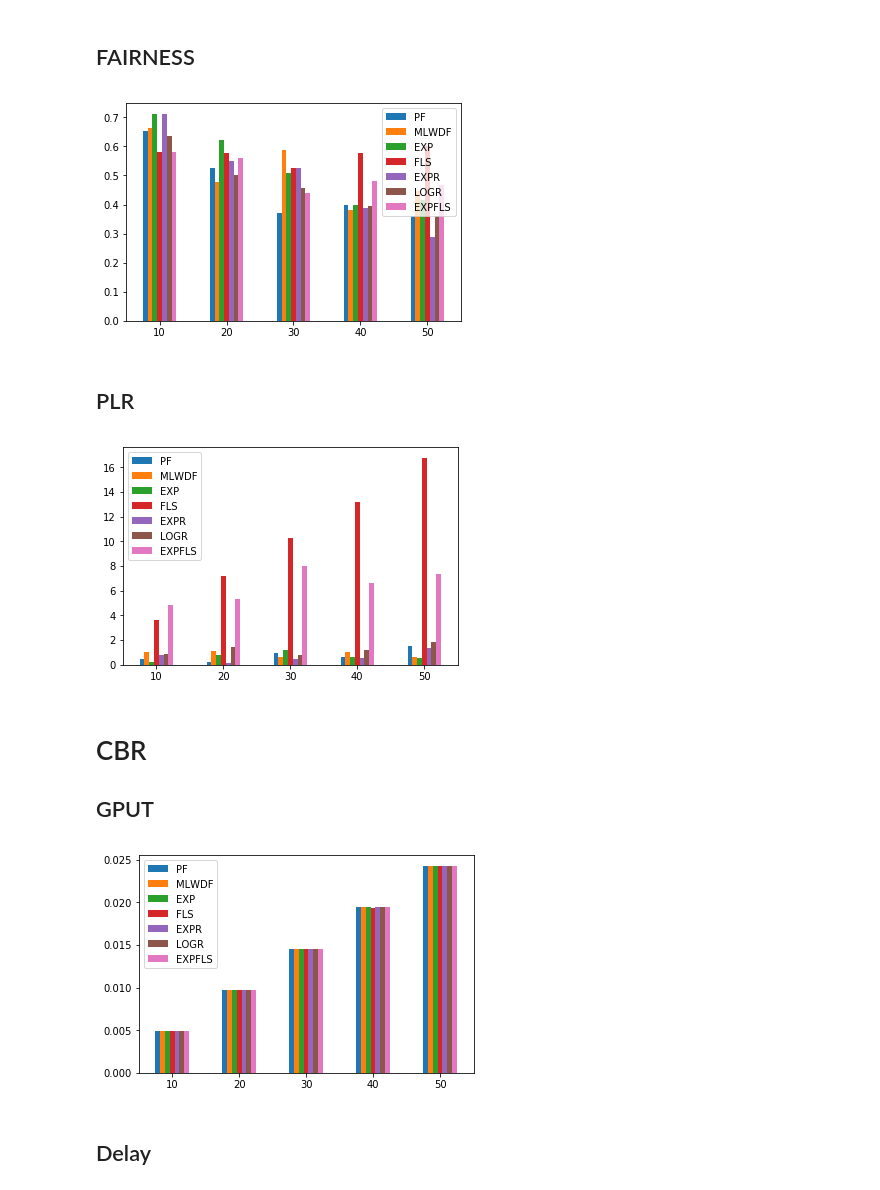
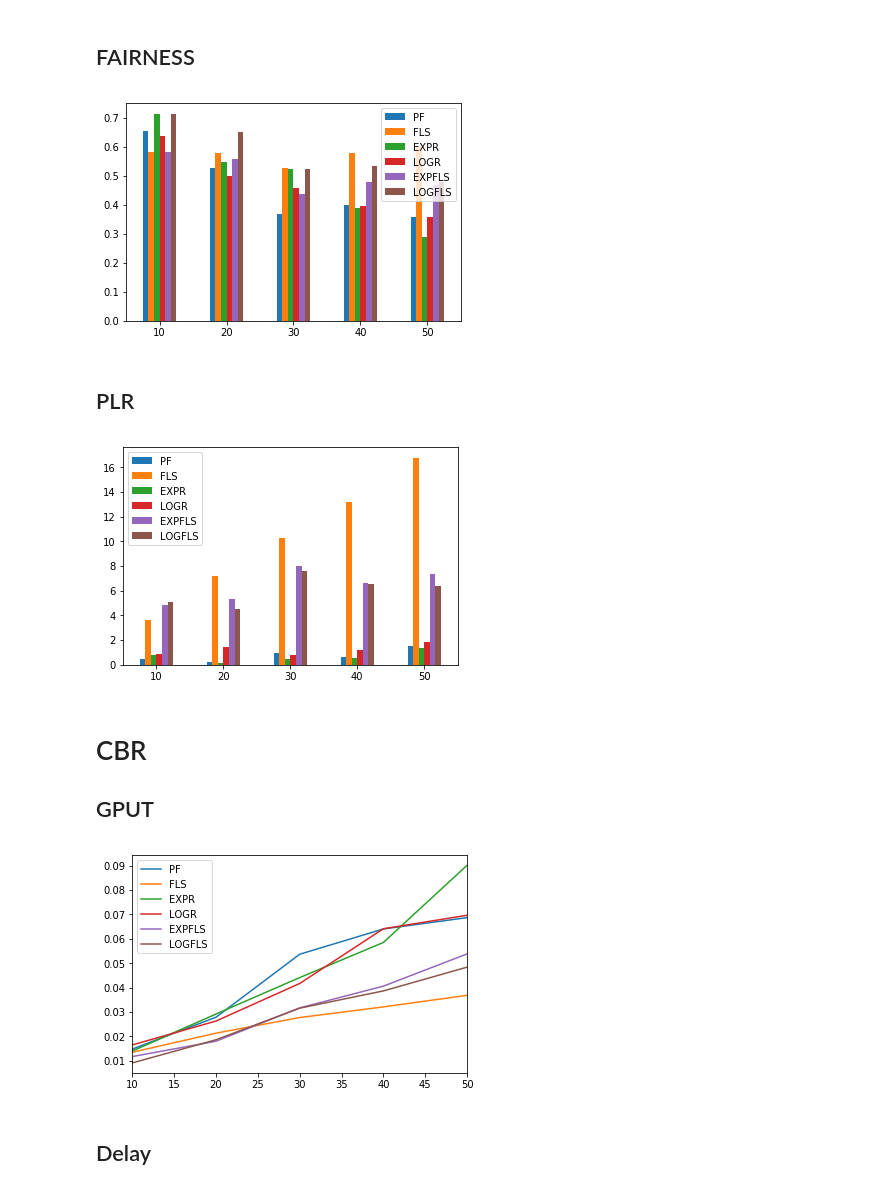
Before and after one commit to gdbranco/lte-sim-dev-new, a Jupyter notebook: myStuff/scripts/P0_100WebApp_ConstantPosition.ipynb, the cells around one changed output. Drawn from its saved outputs; the diff is of its cells as text; code cells hidden in the pictures.

```diff
--- a/myStuff/scripts/P0_100WebApp_ConstantPosition.ipynb
+++ b/myStuff/scripts/P0_100WebApp_ConstantPosition.ipynb
@@ -219,6 +219,7 @@ base = "../../../Simulations/SingleCell/P0_100WebApp_ConstantPosition"
 ext = ".gz"
 until = 21
 users = 51
+scheds = 9
 files = {
          1: {
                 3: {10: [], 20: [], 30: [], 40: [], 50: [], 60: [], 70: [], 80: [], 90: [], 100: []},
@@ -253,9 +254,14 @@ files = {
                 3: {10: [], 20: [], 30: [], 40: [], 50: [], 60: [], 70: [], 80: [], 90: [], 100: []},
                 30: {10: [], 20: [], 30: [], 40: [], 50: [], 60: [], 70: [], 80: [], 90: [], 100: []},
                 120: {10: [], 20: [], 30: [], 40: [], 50: [], 60: [], 70: [], 80: [], 90: [], 100: []}
+             },
+        8: {
+                3: {10: [], 20: [], 30: [], 40: [], 50: [], 60: [], 70: [], 80: [], 90: [], 100: []},
+                30: {10: [], 20: [], 30: [], 40: [], 50: [], 60: [], 70: [], 80: [], 90: [], 100: []},
+                120: {10: [], 20: [], 30: [], 40: [], 50: [], 60: [], 70: [], 80: [], 90: [], 100: []}
              }
         }
-for sched in range(1,8):
+for sched in range(1,scheds):
     for ue in range(10, users, 10):
         for vel in [3]:
             for count in range(1,until):
@@ -366,7 +358,7 @@ Parsing file ...Done
 # WEB
 ## GPUT
 # %%
-MEGAWEB = {1: [], 2: [], 3: [], 4: [], 5: [], 6: [], 7: []}
-for sched in GPUTSWEB:
-    MEGAWEB[sched] = np.true_divide(GPUTSWEB[sched], 1e+6)
+MEGAWEB = {1: [], 2: [], 3: [], 4: [], 5: [], 6: [], 7: [], 8: []}
+for sched in metrics["WEB"]["GPUTS"]:
+    MEGAWEB[sched] = np.true_divide(metrics["WEB"]["GPUTS"][sched], 1e+6)
 # %%
@@ -406,44 +398,44 @@ fig.savefig("./pdfs/JitterWebPF.pdf", bbox_inches='tight')
 # %% [markdown]
 ## FAIRNESS
 # %%
-dfFAIRWEB = pd.DataFrame({'PF': FAIRWEB[1], 'MLWDF': FAIRWEB[2], 'EXP': FAIRWEB[3],
-                            'FLS': FAIRWEB[4], 'EXPR': FAIRWEB[5], 'LOGR': FAIRWEB[6],
-                            'EXPFLS': FAIRWEB[7]},
+dfFAIRWEB = pd.DataFrame({'PF': metrics["WEB"]["FAIR"][1],
+                            'FLS': metrics["WEB"]["FAIR"][4], 'EXPR': metrics["WEB"]["FAIR"][5], 'LOGR': metrics["WEB"]["FAIR"][6],
+                            'EXPFLS': metrics["WEB"]["FAIR"][7], 'LOGFLS': metrics["WEB"]["FAIR"][8]},
                            index=[10,20,30,40,50])
 plot = dfFAIRWEB.plot.bar(rot=0)
 fig = plot.get_figure()
 fig.savefig("./pdfs/FairnessWeb.pdf", bbox_inches='tight')
 # %% [output]
-[figure, old version]
+[figure, new version]
 # %% [markdown]
 ## PLR
 # %%
-dfPLRWEB = pd.DataFrame({'PF': PLRWEB[1], 'MLWDF': PLRWEB[2], 'EXP': PLRWEB[3],
-                            'FLS': PLRWEB[4], 'EXPR': PLRWEB[5], 'LOGR': PLRWEB[6],
-                           'EXPFLS': PLRWEB[7]},
+dfPLRWEB = pd.DataFrame({'PF': metrics["WEB"]["PLR"][1],
+                            'FLS': metrics["WEB"]["PLR"][4], 'EXPR': metrics["WEB"]["PLR"][5], 'LOGR': metrics["WEB"]["PLR"][6],
+                           'EXPFLS': metrics["WEB"]["PLR"][7], 'LOGFLS': metrics["WEB"]["PLR"][8]},
                            index=[10,20,30,40,50])
 plot = dfPLRWEB.plot.bar(rot=0)
 fig = plot.get_figure()
 fig.savefig("./pdfs/PacketLossWeb.pdf", bbox_inches='tight')
 # %% [output]
-[figure, old version]
+[figure, new version]
 # %% [markdown]
 # CBR
 ## GPUT
 # %%
-MEGACBR = {1: [], 2: [], 3: [], 4: [], 5: [], 6: [], 7: []}
-for sched in GPUTSCBR:
-    MEGACBR[sched] = np.true_divide(GPUTSCBR[sched], 1e+6)
+MEGACBR = {1: [], 2: [], 3: [], 4: [], 5: [], 6: [], 7: [], 8: []}
+for sched in metrics["WEB"]["GPUTS"]:
+    MEGACBR[sched] = np.true_divide(metrics["WEB"]["GPUTS"][sched], 1e+6)
 # %%
-dfGPUTCBR = pd.DataFrame({'PF': MEGACBR[1], 'MLWDF': MEGACBR[2], 'EXP': MEGACBR[3],
+dfGPUTCBR = pd.DataFrame({'PF': MEGACBR[1],
                        'FLS': MEGACBR[4], 'EXPR': MEGACBR[5], 'LOGR': MEGACBR[6],
-                        'EXPFLS': MEGACBR[7]},
+                        'EXPFLS': MEGACBR[7], 'LOGFLS': MEGACBR[8]},
                       index=[10,20,30,40,50])
-plot = dfGPUTCBR.plot.bar(rot=0)
+plot = dfGPUTCBR.plot(rot=0)
 fig = plot.get_figure()
 fig.savefig("./pdfs/GPUTCBR.pdf", bbox_inches='tight')
 # %% [output]
-[figure, old version]
+[figure, new version]
 # %% [markdown]
 ## Delay
 # %%
```
Also changed, not shown: parts of 10 cells of this notebook, 20 other files.
